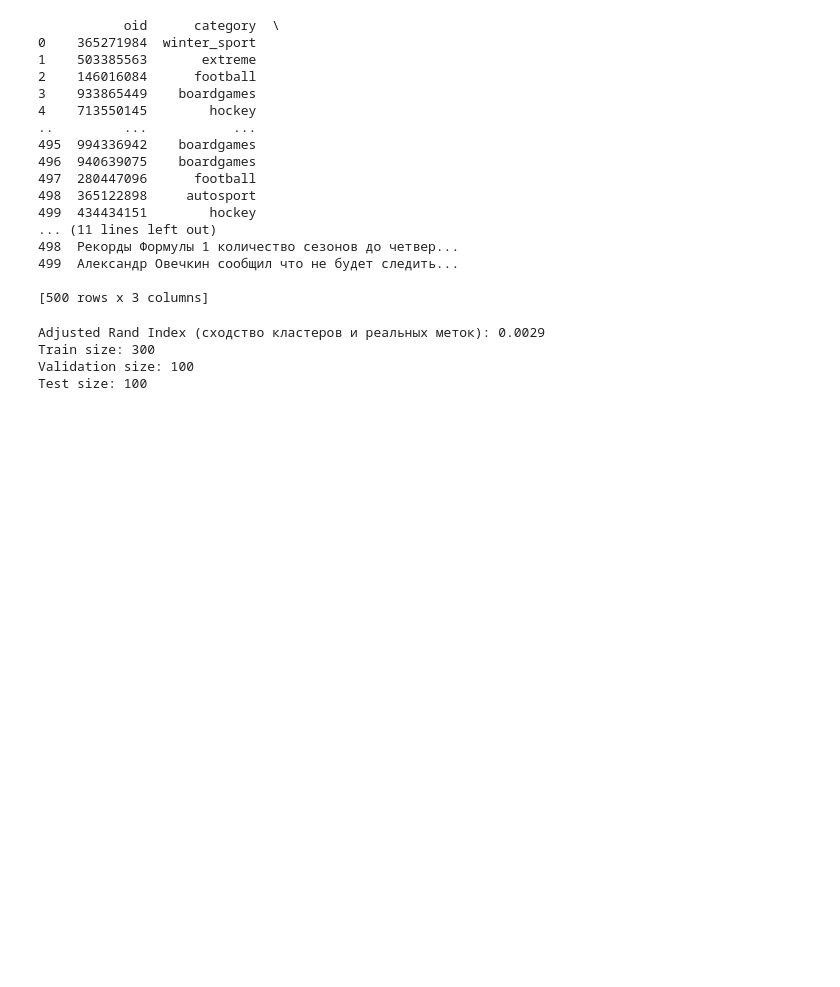
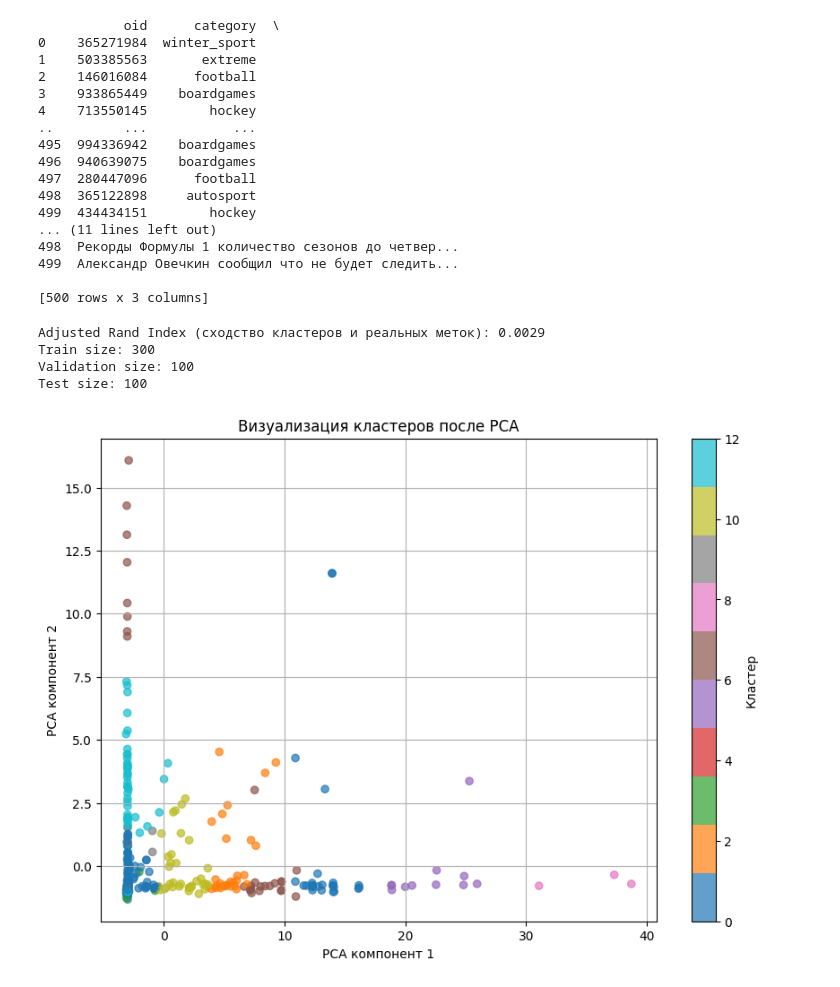
Before and after one commit to kand11/MfPSI, a Jupyter notebook: Task4.ipynb, the cells around one changed output. Drawn from its saved outputs; the diff is of its cells as text; code cells hidden in the pictures; blank space fills up the shorter version.

```diff
--- a/Task4.ipynb
+++ b/Task4.ipynb
@@ -145,3 +145,22 @@ Adjusted Rand Index (сходство кластеров и реальных м
 Train size: 300
 Validation size: 100
 Test size: 100
+# %%
+import matplotlib.pyplot as plt
+from sklearn.decomposition import PCA
+
+# Снижение размерности до 2D
+pca = PCA(n_components=2, random_state=42)
+X_2d = pca.fit_transform(X)
+
+# Отображение кластеров
+plt.figure(figsize=(10, 7))
+scatter = plt.scatter(X_2d[:, 0], X_2d[:, 1], c=clusters, cmap='tab10', alpha=0.7)
+plt.title('Визуализация кластеров после PCA')
+plt.xlabel('PCA компонент 1')
+plt.ylabel('PCA компонент 2')
+plt.colorbar(scatter, label='Кластер')
+plt.grid(True)
+plt.show()
+# %% [output]
+[figure, added]
```
Also changed, not shown: parts of 7 cells of this notebook.
